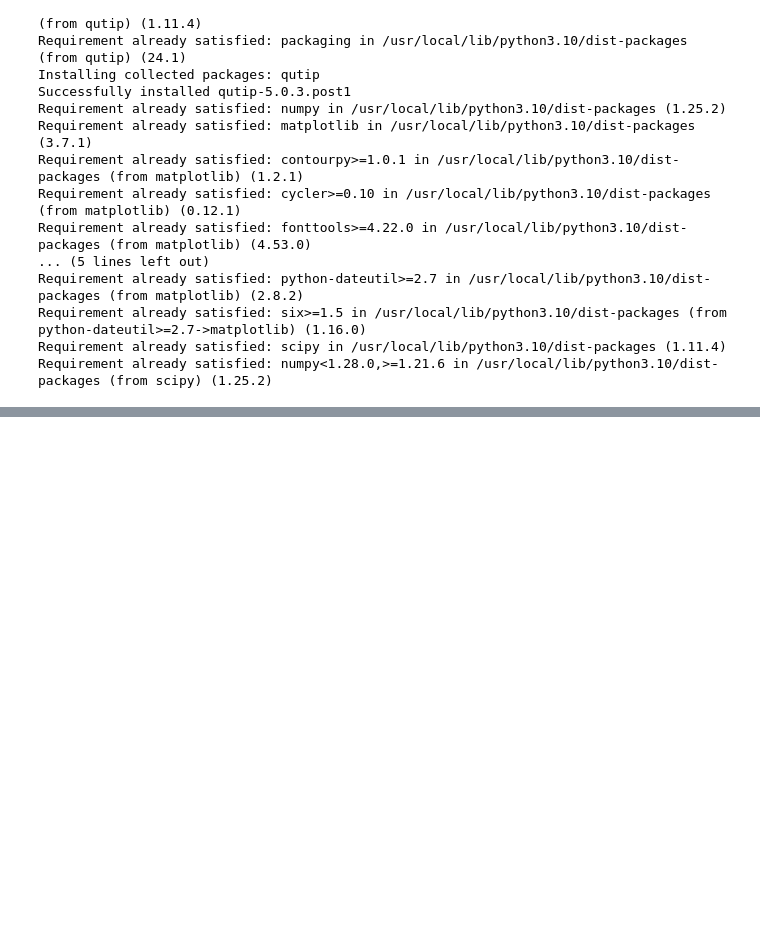
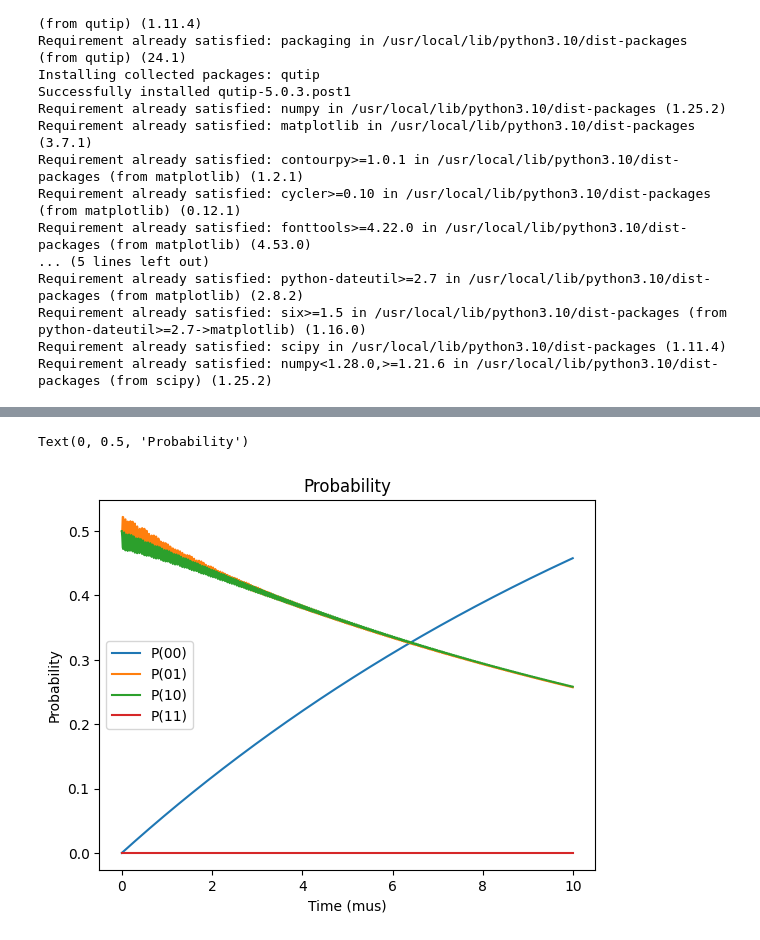
Before and after one commit to BrainConnection/Dynamical_Decoupling_Project, a Jupyter notebook: Dual Rail Erasure Qubit Reproduce.ipynb, the cells around one changed output, grey strips where cells are left out. Cells and saved outputs as stored; diff of their text form; code cells hidden in the pictures; blank space fills up the shorter version.

```diff
--- a/Dual Rail Erasure Qubit Reproduce.ipynb
+++ b/Dual Rail Erasure Qubit Reproduce.ipynb
@@ -33,0 +109,15 @@ from scipy.optimize import curve_fit
+# %%
+# Plot Results
+
+plt.plot(tlist[:1000], result0.expect[0][:1000], label="P(00)")
+plt.plot(tlist[:1000], result0.expect[1][:1000], label="P(01)")
+plt.plot(tlist[:1000], result0.expect[2][:1000], label="P(10)")
+plt.plot(tlist[:1000], result0.expect[3][:1000], label="P(11)")
+
+plt.legend()
+plt.title('Probability')
+plt.xlabel('Time (mus)')
+plt.ylabel('Probability')
+# %% [output]
+Text(0, 0.5, 'Probability')
+[figure, added]
```
Also changed, not shown: parts of 23 cells of this notebook.
